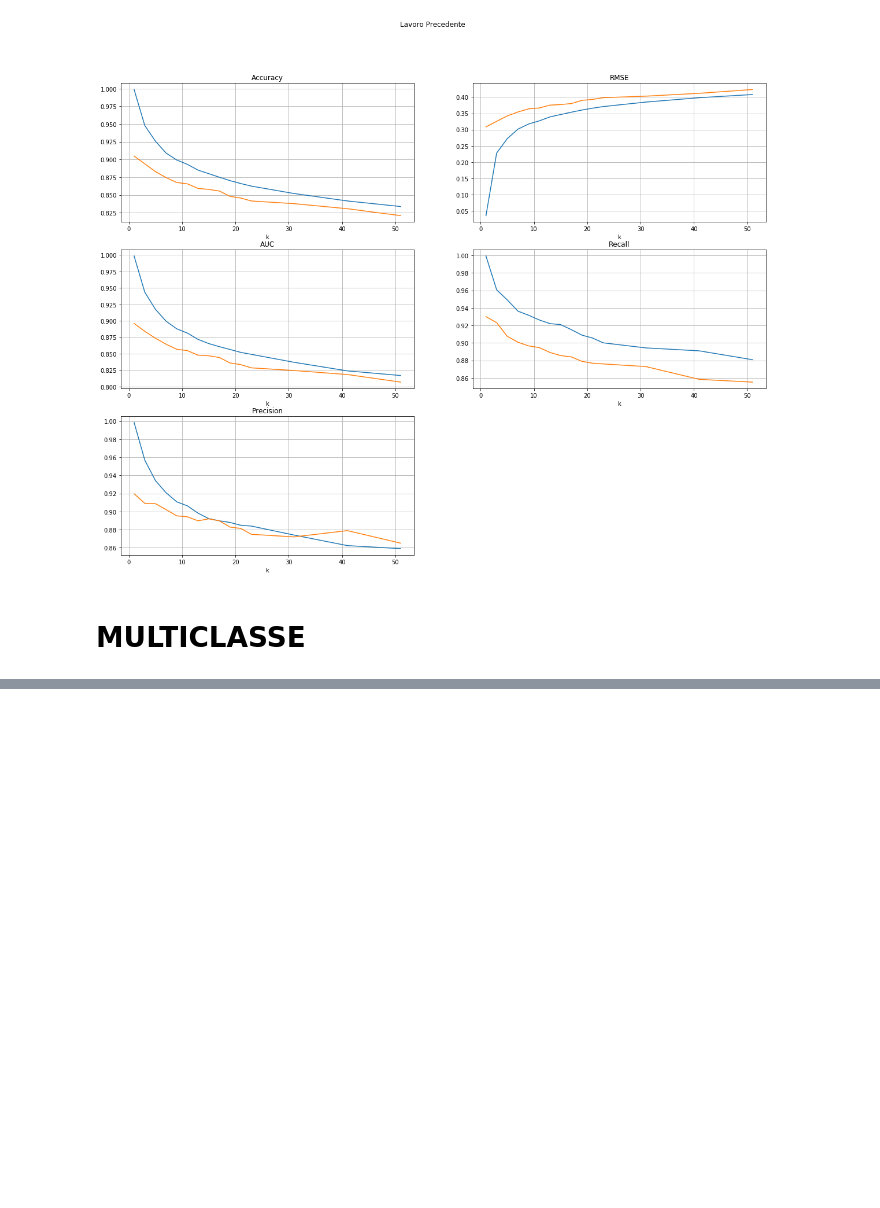
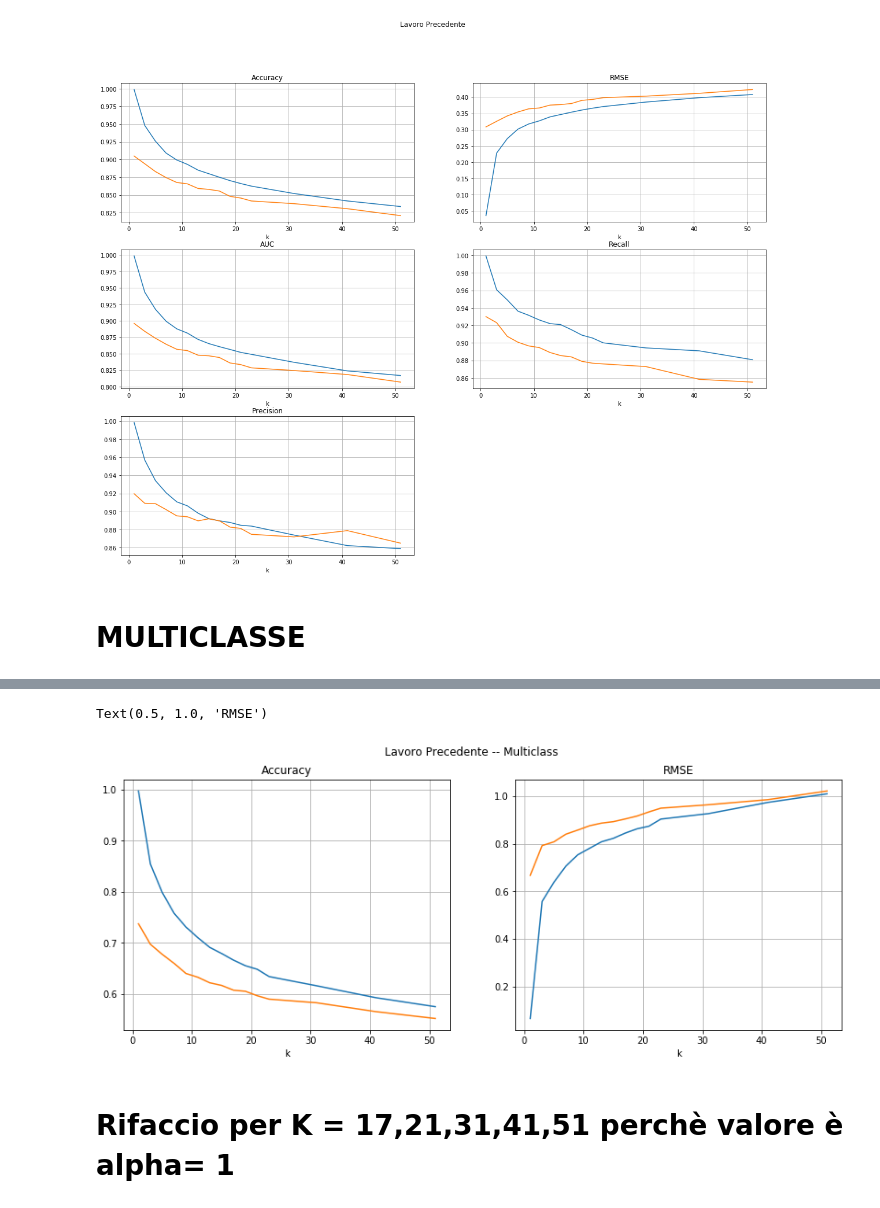
Before and after one commit to simonedambrosi/MLTOX-Simone, a Jupyter notebook: Script per tesi/KNN tables -- lavoro precedente.ipynb, the cells around one changed output, grey strips where cells are left out. Cells and saved outputs as stored; diff of their text form; code cells hidden in the pictures; blank space fills up the shorter version.

```diff
--- a/Script per tesi/KNN tables -- lavoro precedente.ipynb
+++ b/Script per tesi/KNN tables -- lavoro precedente.ipynb
@@ -557,0 +657,7 @@ non_categorical =[ 'atom_number', 'bonds_number', 'Mol', 'MorganDensity', 'LogP'
+# %%
+for i in range(0,15):
+    print(i, end = ' ')
+    rt = row_tab(X_try, categorical, non_categorical, len_X_train, alphas[i], ks[i], leafs[i])
+
+    a = pd.concat([a, rt], axis = 0)
+#     print(a)
@@ -557,0 +682,4 @@ non_categorical =[ 'atom_number', 'bonds_number', 'Mol', 'MorganDensity', 'LogP'
+# %%
+a.index = ['k = ' + str(i) for i in ks]
+a.columns = ['acc_train','acc_test','rmse_train','rmse_test']
+a
@@ -557,0 +705,25 @@ non_categorical =[ 'atom_number', 'bonds_number', 'Mol', 'MorganDensity', 'LogP'
+# %%
+k = ks
+table = a
+
+plt.figure(figsize = [14,5])
+plt.subplot(1,2,1)
+plt.suptitle('Lavoro Precedente -- Multiclass')
+
+plt.plot(k, table.acc_train)
+plt.plot(k, table.acc_test)
+plt.grid()
+plt.xlabel('k')
+plt.title('Accuracy')
+
+plt.subplot(1,2,2)
+plt.plot(k,table.rmse_train)
+plt.plot(k,table.rmse_test)
+plt.grid()
+plt.xlabel('k')
+plt.title('RMSE')
+# %% [output]
+Text(0.5, 1.0, 'RMSE')
+[figure, added]
+# %% [markdown]
+# Rifaccio per K = 17,21,31,41,51 perchè valore è alpha= 1
```
Also changed, not shown: parts of 8 cells of this notebook, 25 other files.
